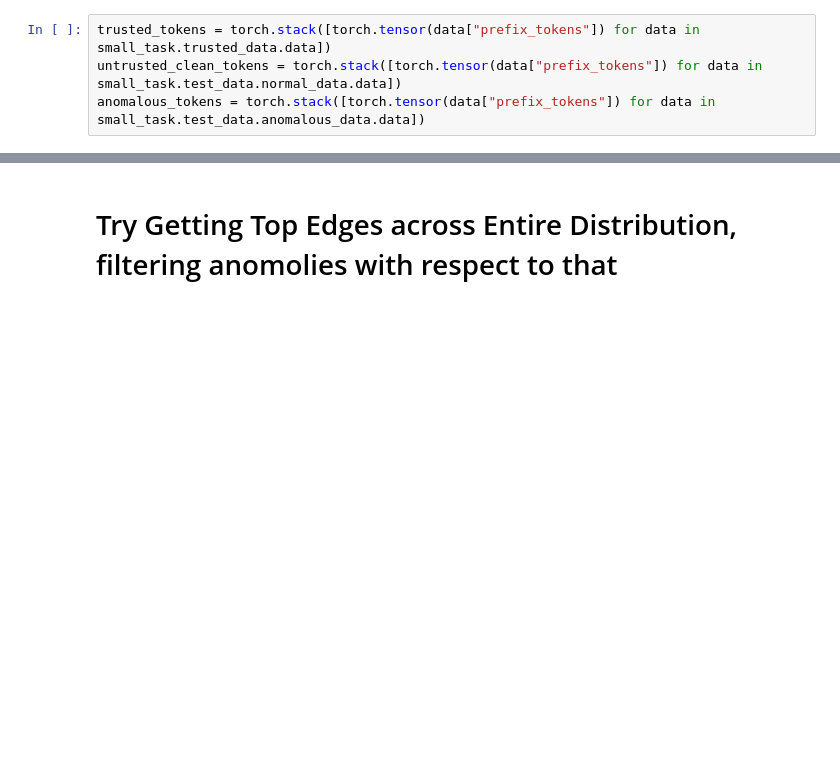
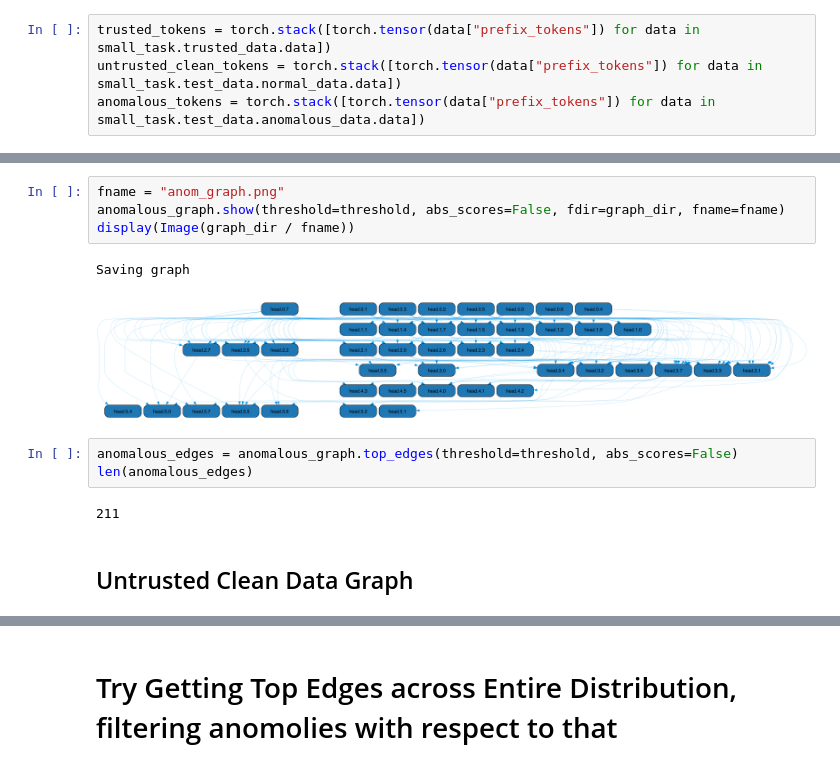
Before and after one commit to oliveradk/elk-experiments, a Jupyter notebook: notebooks/explore_eap_graphs_hex.ipynb, the cells around one changed output, grey strips where cells are left out. Drawn from its saved outputs; the diff is of its cells as text; blank space fills up the shorter version.

```diff
--- a/notebooks/explore_eap_graphs_hex.ipynb
+++ b/notebooks/explore_eap_graphs_hex.ipynb
@@ -254,0 +143,14 @@ Saving graph
+# %%
+fname = "anom_graph.png"
+anomalous_graph.show(threshold=threshold, abs_scores=False, fdir=graph_dir, fname=fname)
+display(Image(graph_dir / fname))
+# %% [output]
+Saving graph
+[figure, added]
+# %%
+anomalous_edges = anomalous_graph.top_edges(threshold=threshold, abs_scores=False)
+len(anomalous_edges)
+# %% [output]
+211
+# %% [markdown]
+## Untrusted Clean Data Graph
```
Also changed, not shown: parts of 74 cells of this notebook, 3 other files.
